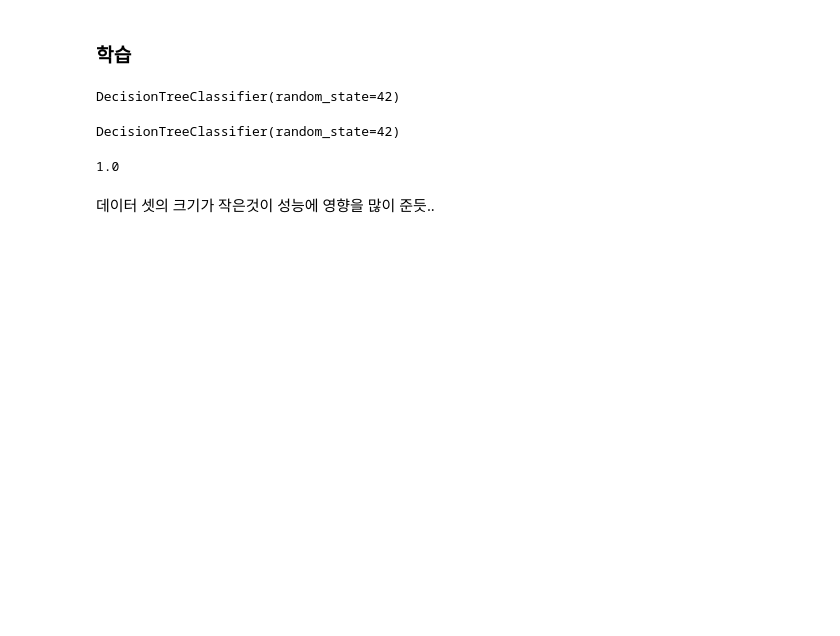
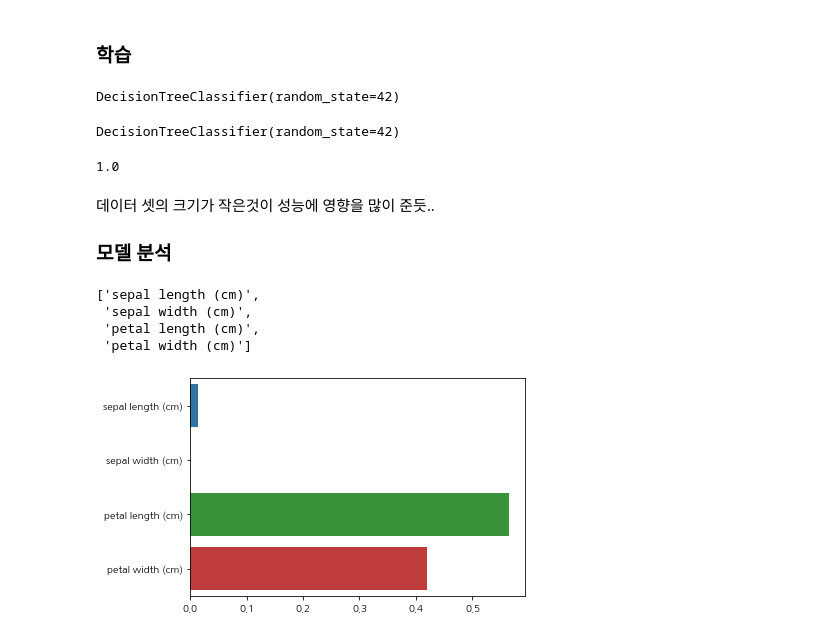
Before and after one commit to nuyhc/Struggles, a Jupyter notebook: Iris/iris_classification_Decision_Tree.ipynb, the cells around one changed output. Cells and saved outputs as stored; diff of their text form; code cells hidden in the pictures; blank space fills up the shorter version.

```diff
--- a/Iris/iris_classification_Decision_Tree.ipynb
+++ b/Iris/iris_classification_Decision_Tree.ipynb
@@ -32,7 +32,7 @@ df_iris.sample(5)
 # %% [markdown]
 ### 학습
 # %%
-X_train, X_test, y_train, y_test = train_test_split(iris_data, iris_label, test_size=0.2, random_state=42)
+X_train, X_test, y_train, y_test = train_test_split(iris_data, iris_label, test_size=0.1, random_state=42)
 # %%
 dt_clf = DecisionTreeClassifier(random_state=42)
 dt_clf
@@ -50,3 +50,18 @@ accuracy_score(y_test, y_predict)
 1.0
 # %% [markdown]
 데이터 셋의 크기가 작은것이 성능에 영향을 많이 준듯..
+
+### 모델 분석
+# %%
+features_names = df_iris.columns.tolist()
+features_names.remove("label")
+features_names
+# %% [output]
+['sepal length (cm)',
+ 'sepal width (cm)',
+ 'petal length (cm)',
+ 'petal width (cm)']
+# %%
+_ = sns.barplot(x=dt_clf.feature_importances_, y=features_names)
+# %% [output]
+[figure, added]
```
Also changed, not shown: parts of 3 cells of this notebook.
